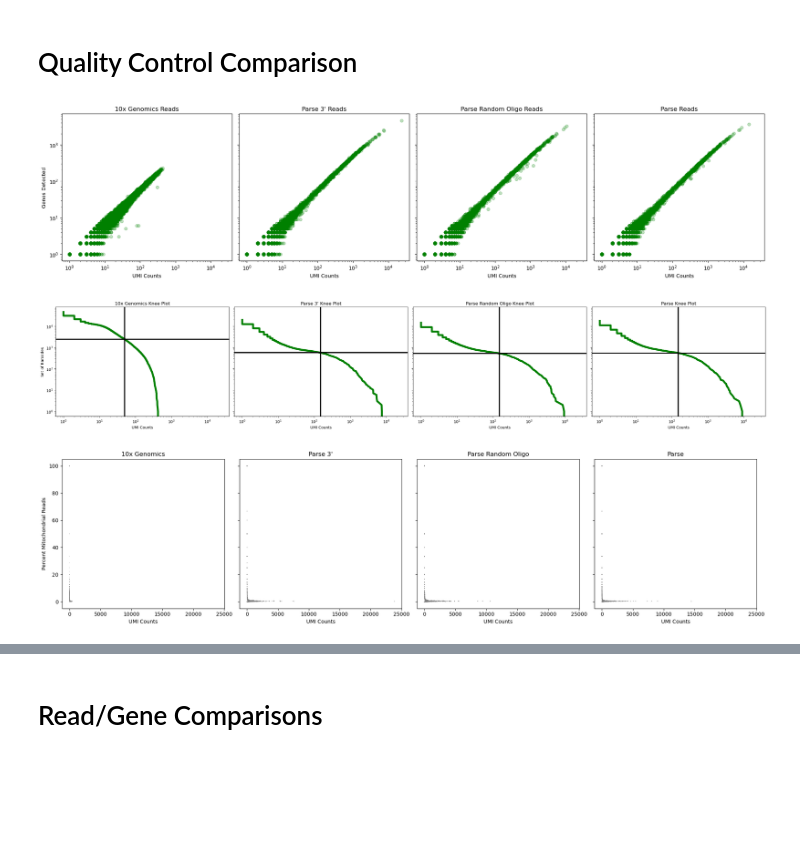
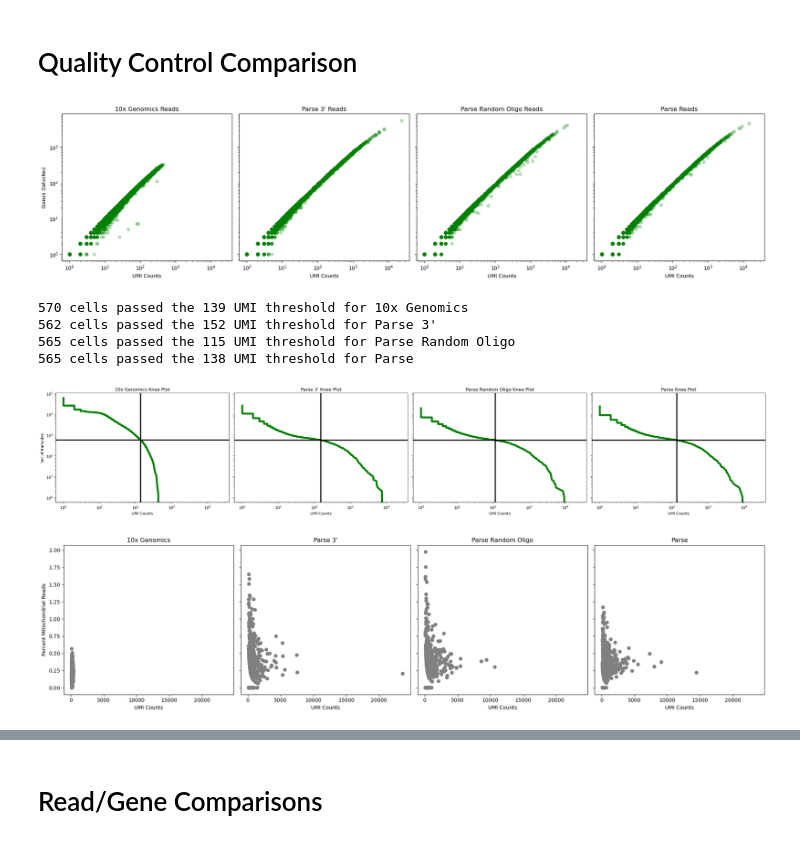
Before and after one commit to mcaskey6/10XvParse, a Jupyter notebook: Analysis 1/combo_test.ipynb, the cells around one changed output, grey strips where cells are left out. Drawn from its saved outputs; the diff is of its cells as text; code cells hidden in the pictures; blank space fills up the shorter version.

Commit message:
Made a knee-plot cutoff so all methods have the same number of cells for comparison

```diff
--- a/Analysis 1/combo_test.ipynb
+++ b/Analysis 1/combo_test.ipynb
@@ -21,3 +21,6 @@ for data, name, title in zip(datasets,
                             ['10x Genomics', 'Parse 3\'', 'Parse Random Oligo', 'Parse']):
     data.uns['name'] = name
     data.uns['title'] = title
+    sc.pp.filter_cells(data, min_genes=1)
+    sc.pp.filter_genes(data, min_cells=1)
+    sc.pp.filter_cells(data, min_counts=1)
@@ -23,0 +29,16 @@ for data, name, title in zip(datasets,
+# %%
+n_comps = [5, 4, 4, 5]
+
+for data, n_comp in zip(datasets, n_comps):
+    sc.pp.scrublet(data_parse, n_prin_comps=n_comp)
+# %%
+plt.figure(figsize=(10, 7))
+
+percent_doublets = []
+
+for data in datasets:
+    percent_doublets.append((data.obs['predicted_doublet'] == True).sum() / data.shape[0] * 100)
+
+plt.bar([data.uns['title'] for data in datasets], percent_doublets, color='skyblue')
+plt.ylabel('Cell Percentage of Predicted Doublets')
+plt.title('Predicted Doublet Percentage by Method')
@@ -59,6 +83,9 @@ def knee_plot(ax, data, cutoff = 20):
     ax.set_ylabel("")
     ax.set_title(data.uns['title'] + " Knee Plot")
 
+    print(f"{num_cells:,.0f} cells passed the {cutoff} UMI threshold for {data.uns['title']}")
+    sc.pp.filter_cells(data, min_counts=knee[num_cells])
+
 def mito_scatter(ax, data):
     sc.pl.scatter(data, x='n_counts', y='percent_mito', ax=ax, show=False)
     ax.set_title(data.uns['title'])
@@ -81,20 +108,24 @@ ax[0].set_ylabel("Genes Detected")
 plt.tight_layout()
 plt.show()
 # %% [output]
-[figure, old version]
+[figure, new version]
 # %%
 fig, ax = plt.subplots(1, 4, figsize=(27,5), sharey=True,sharex=True)
-knee_plot(ax[0], data_10x, cutoff=50)
-knee_plot(ax[1], data_polyT, cutoff = 150)
-knee_plot(ax[2], data_randO, cutoff=150)
-knee_plot(ax[3], data_parse, cutoff=150)
+knee_plot(ax[0], data_10x, cutoff=139)
+knee_plot(ax[1], data_polyT, cutoff = 152)
+knee_plot(ax[2], data_randO, cutoff=115)
+knee_plot(ax[3], data_parse, cutoff=138)
 
 ax[0].set_ylabel("Set of Barcodes")
 
 plt.tight_layout()
 plt.show()
 # %% [output]
+570 cells passed the 139 UMI threshold for 10x Genomics
+562 cells passed the 152 UMI threshold for Parse 3'
+565 cells passed the 115 UMI threshold for Parse Random Oligo
+565 cells passed the 138 UMI threshold for Parse
-[figure, old version]
+[figure, new version]
 # %%
 fig, ax = plt.subplots(1, 4, figsize=(20,5), sharey=True,sharex=True)
 mito_scatter(ax[0], data_10x)
@@ -107,7 +138,7 @@ ax[0].set_ylabel("Percent Mitochondrial Reads")
 plt.tight_layout()
 plt.show()
 # %% [output]
-[figure, old version]
+[figure, new version]
 # %%
 groups = ['n_genes', 'n_counts', 'percent_mito', 'percent_ribo', 'percent_lnc']
 group_names = ['Gene Count', 'UMI Count', 'Mitochondrial %', 'Ribosomal %', 'lncRNA %']
```
Also changed, not shown: parts of 7 cells of this notebook, 2 other files.
